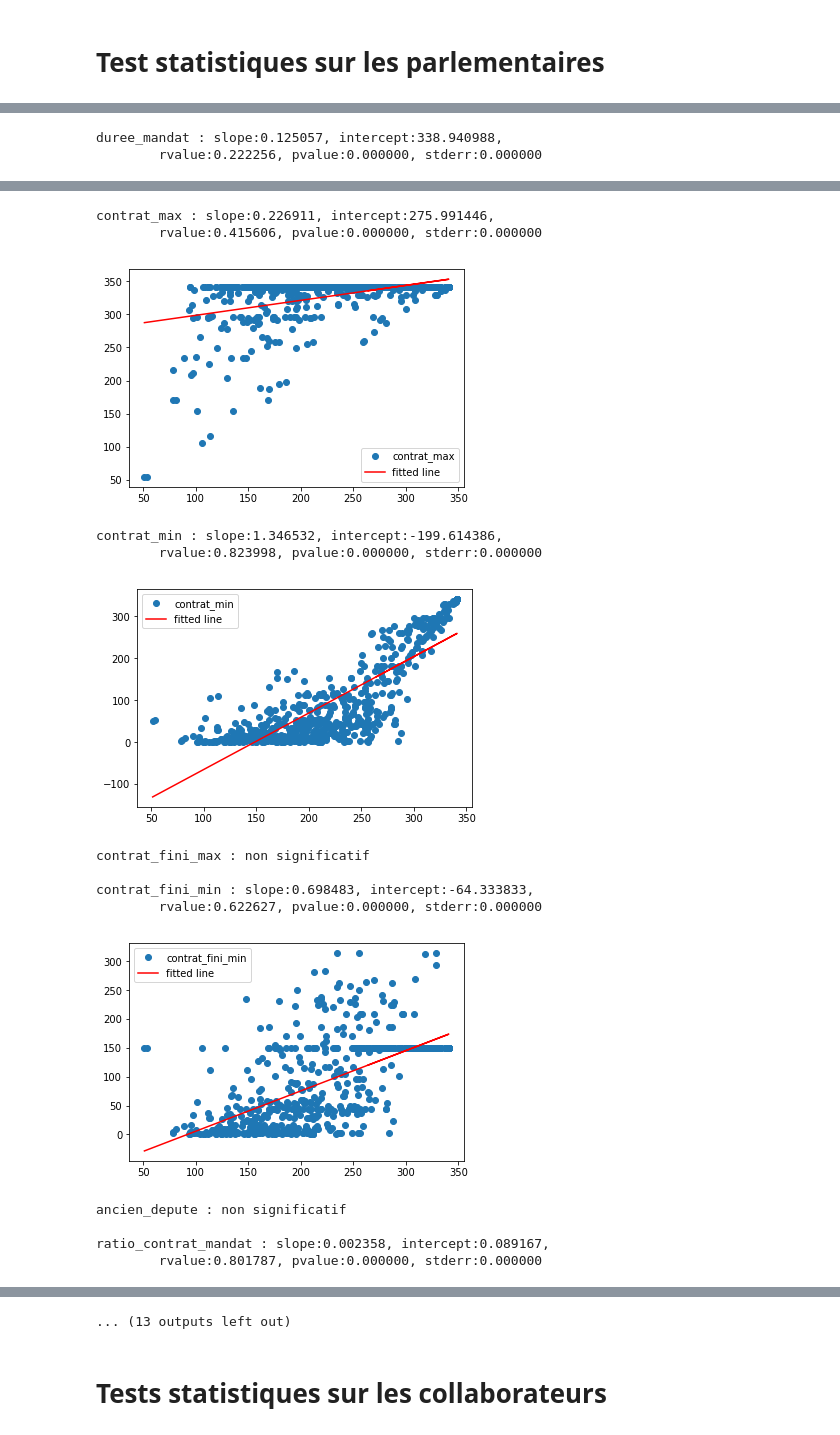
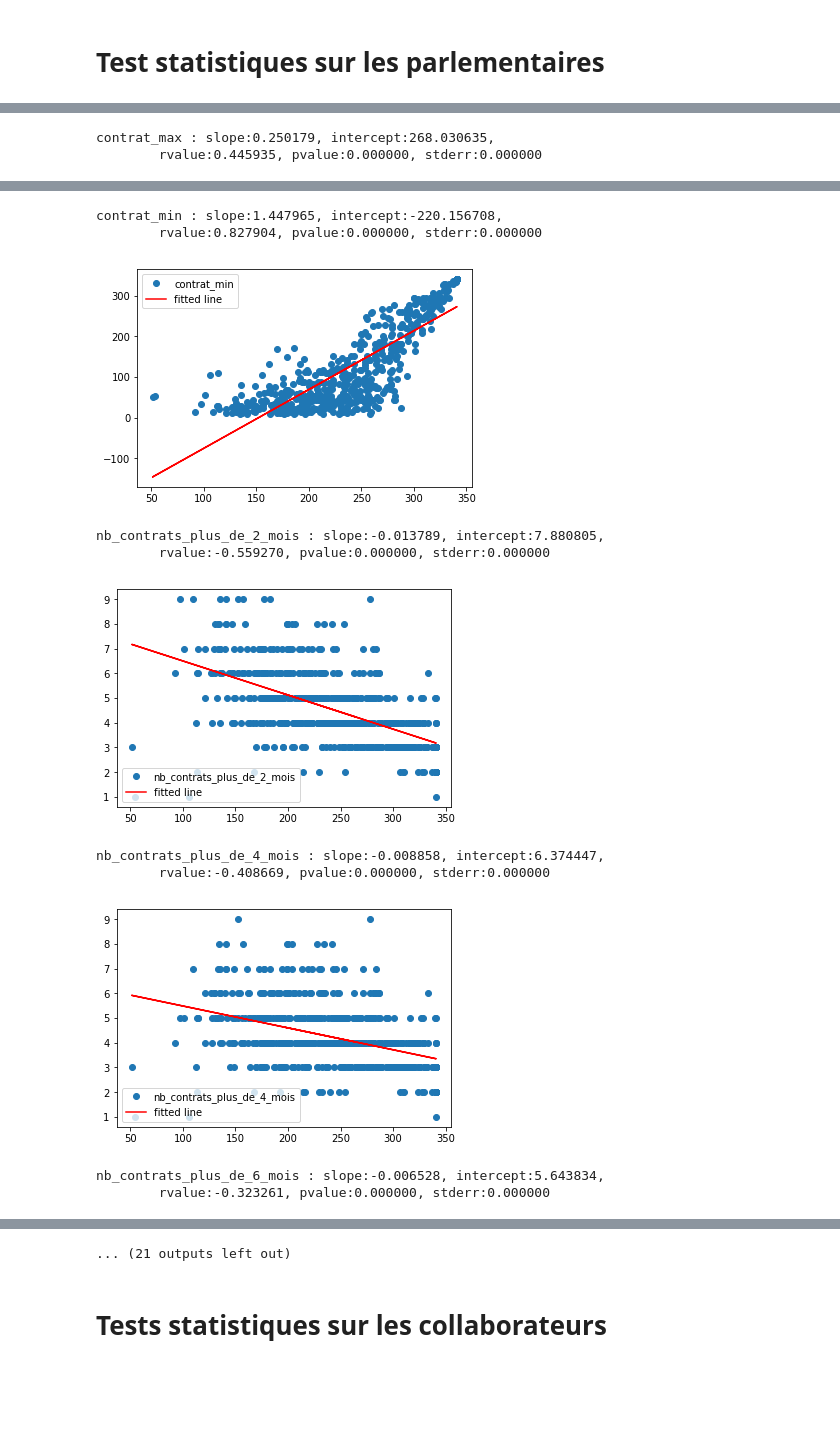
Before and after one commit to regardscitoyens/Collaborateurs-Parlement, a Jupyter notebook: exploitations/turnover.ipynb, the cells around one changed output, grey strips where cells are left out. Cells and saved outputs as stored; diff of their text form; code cells hidden in the pictures; blank space fills up the shorter version.

```diff
--- a/exploitations/turnover.ipynb
+++ b/exploitations/turnover.ipynb
@@ -55,17 +55,30 @@ csv.count()['collaborateur']
 # %%
 duree_collaborateurs = csv.groupby(["parlementaire"])[['groupe_sigle']].first().reset_index()
 duree_collaborateurs = duree_collaborateurs.merge(csv.groupby(["parlementaire"])[['sexe_parlementaire']].first().reset_index(), on="parlementaire")
-duree_collaborateurs = duree_collaborateurs.merge(csv.groupby(["parlementaire"])[['nombredejours']].mean().rename(columns={"nombredejours": "contrat_mediane"}).reset_index(), on="parlementaire")
+duree_collaborateurs = duree_collaborateurs.merge(csv.groupby(["parlementaire"])[['nombredejours']].median().rename(columns={"nombredejours": "contrat_mediane"}).reset_index(), on="parlementaire")
+duree_collaborateurs = duree_collaborateurs.merge(csv.groupby(["parlementaire"])[['nombredejours']].mean().rename(columns={"nombredejours": "contrat_moyenne"}).reset_index(), on="parlementaire")
+
 duree_collaborateurs = duree_collaborateurs.merge(csv.groupby(["parlementaire"])[['collaborateur']].count().rename(columns={"collaborateur": "nb_collaborateurs"}).reset_index(), on="parlementaire")
 duree_collaborateurs = duree_collaborateurs.merge(csv.groupby(["parlementaire"])[['duree_mandat']].first().reset_index(), on="parlementaire")
 duree_collaborateurs = duree_collaborateurs.merge(csv.groupby(["parlementaire"])[['nombredejours']].max().rename(columns={"nombredejours": "contrat_max"}).reset_index(), on="parlementaire")
 duree_collaborateurs = duree_collaborateurs.merge(csv.groupby(["parlementaire"])[['nombredejours']].min().rename(columns={"nombredejours": "contrat_min"}).reset_index(), on="parlementaire")
+
+duree_collaborateurs = duree_collaborateurs.merge(csv.groupby(["parlementaire"])[['contrat_plus_de_2_mois']].sum().rename(columns={"contrat_plus_de_2_mois": "nb_contrats_plus_de_2_mois"}).reset_index(), on="parlementaire")
+duree_collaborateurs['ratio_plus_de_2_mois'] = duree_collaborateurs['nb_contrats_plus_de_2_mois'] / duree_collaborateurs['nb_collaborateurs']
+duree_collaborateurs = duree_collaborateurs.merge(csv.groupby(["parlementaire"])[['contrat_plus_de_4_mois']].sum().rename(columns={"contrat_plus_de_4_mois": "nb_contrats_plus_de_4_mois"}).reset_index(), on="parlementaire")
+duree_collaborateurs['ratio_plus_de_4_mois'] = duree_collaborateurs['nb_contrats_plus_de_4_mois'] / duree_collaborateurs['nb_collaborateurs']
+duree_collaborateurs = duree_collaborateurs.merge(csv.groupby(["parlementaire"])[['contrat_plus_de_6_mois']].sum().rename(columns={"contrat_plus_de_6_mois": "nb_contrats_plus_de_6_mois"}).reset_index(), on="parlementaire")
+duree_collaborateurs['ratio_plus_de_6_mois'] = duree_collaborateurs['nb_contrats_plus_de_6_mois'] / duree_collaborateurs['nb_collaborateurs']
+
+duree_collaborateurs = duree_collaborateurs.merge(csv[csv["contrat_fini"] == True].groupby(["parlementaire"])[['nombredejours']].count().rename(columns={"nombredejours": "nb_contrat_fini"}).reset_index(), on="parlementaire", how="left")
+duree_collaborateurs['nb_contrat_fini'].fillna(0, inplace=True)
+duree_collaborateurs['ratio_contrat_fini'] = duree_collaborateurs['nb_contrat_fini'] / duree_collaborateurs['nb_collaborateurs']
+
 duree_collaborateurs = duree_collaborateurs.merge(csv[csv["contrat_fini"] == True].groupby(["parlementaire"])[['nombredejours']].max().rename(columns={"nombredejours": "contrat_fini_max"}).reset_index(), on="parlementaire", how="left")
 duree_collaborateurs = duree_collaborateurs.merge(csv[csv["contrat_fini"] == True].groupby(["parlementaire"])[['nombredejours']].min().rename(columns={"nombredejours": "contrat_fini_min"}).reset_index(), on="parlementaire", how="left")
 duree_collaborateurs = duree_collaborateurs.merge(csv.groupby(["parlementaire"])[['ancien_depute']].first().reset_index(), on="parlementaire")
 duree_collaborateurs["ratio_contrat_mandat"] = duree_collaborateurs["contrat_mediane"] / duree_collaborateurs["duree_mandat"]
 duree_collaborateurs = duree_collaborateurs.merge(csv.groupby(["parlementaire"])[['nb_mandats']].first().reset_index(), on="parlementaire")
 duree_collaborateurs = duree_collaborateurs.merge(csv.groupby(["parlementaire"])[['parlementaire_age']].first().reset_index(), on="parlementaire")
-duree_collaborateurs = duree_collaborateurs.sort_values("contrat_max")#sort_values("contrat le plus long")
-duree_collaborateurs.fillna(150, inplace=True)
+duree_collaborateurs = duree_collaborateurs.sort_values("ratio_plus_de_2_mois")#sort_values("contrat le plus long")
 duree_collaborateurs.to_csv("../data/duree_collaborateur.csv")
@@ -98,6 +89,6 @@ Les fidèles sont représentés par le palier supérieur à droite du graph suiv
 
 Hypothèses pour le second palier à 300 jours : ce sont les fidèles des parlementaires suppléants de ministre du gouvernement Philippe 1.
 # %%
-duree_collaborateurs.set_index("parlementaire")["contrat_max"].plot()
+duree_collaborateurs.sort_values("contrat_max").set_index("parlementaire")["contrat_max"].plot()
 # %% [output]
 <matplotlib.axes._subplots.AxesSubplot at 0x...>
@@ -175,6 +231,7 @@ duree_tt["parlementaire_homme"] = (duree_tt["sexe_parlementaire"] == "H") * 1
 duree_tt["parlementaire_has_autre_mandats"] = (duree_tt["nb_mandats"] > 1) * 1
 for grp in duree_tt["groupe_sigle"].unique():
     duree_tt["groupe_"+grp] = (duree_tt["groupe_sigle"] == grp) * 1
+duree_tt.fillna(150, inplace=True)
 # %% [markdown]
 ## T-Test : test de significativité des différentes variables dichotomiques.
 
@@ -182,7 +239,7 @@ Pour chacune des variables booléennes décrivant les parlementaires, on effectu
 # %%
-for i in duree_tt.drop(["nb_collaborateurs", "parlementaire_age", "duree_mandat", "nb_mandats","contrat_max", "contrat_min", "ratio_contrat_mandat", "contrat_fini_max", "contrat_fini_min"], 1).columns[4:]:
-    cat2 = duree_tt[duree_tt[i] == 0]["contrat_mediane"]
-    cat1 = duree_tt[duree_tt[i] == 1]["contrat_mediane"]
+for i in duree_tt.drop(["contrat_moyenne", "nb_collaborateurs", "parlementaire_age", "duree_mandat", "nb_mandats","contrat_max", "contrat_min", "ratio_contrat_mandat", "contrat_fini_max", "contrat_fini_min", "nb_contrats_plus_de_2_mois", "ratio_plus_de_2_mois","nb_contrats_plus_de_4_mois","ratio_plus_de_4_mois","nb_contrats_plus_de_6_mois","ratio_plus_de_6_mois"], 1).columns[4:]:
+    cat2 = duree_tt[duree_tt[i] == 0]["contrat_moyenne"]
+    cat1 = duree_tt[duree_tt[i] == 1]["contrat_moyenne"]
 
     tt = ttest_ind(cat1, cat2)
     if tt.pvalue < 0.2:
@@ -214,12 +271,12 @@ Pour chacune des variables continues, telles que l'âge ou le nombre de collabor
 # %%
 tt = {}
-for i in duree_tt.columns[4:]:
-    tt[i] = linregress(duree_tt["contrat_mediane"], duree_tt[i])
+for i in duree_tt.columns[4:].drop(["contrat_moyenne", "duree_mandat", "ratio_plus_de_2_mois", "ratio_plus_de_4_mois", "ratio_plus_de_6_mois", "ratio_contrat_fini"], 1):
+    tt[i] = linregress(duree_tt["contrat_moyenne"], duree_tt[i])
     #print (tt)
     if tt[i].pvalue < 0.1:
         print("{0} : slope:{1:f}, intercept:{2:f}, \n\trvalue:{3:f}, pvalue:{4:f}, stderr:{4:f}\n".format(i, tt[i].slope, tt[i].intercept, tt[i].rvalue, tt[i].pvalue, tt[i].stderr))
-        plt.plot(duree_tt["contrat_mediane"], duree_tt[i], 'o', label=i)
-        plt.plot(duree_tt["contrat_mediane"], tt[i].intercept + tt[i].slope*duree_tt["contrat_mediane"], 'r', label='fitted line')
+        plt.plot(duree_tt["contrat_moyenne"], duree_tt[i], 'o', label=i)
+        plt.plot(duree_tt["contrat_moyenne"], tt[i].intercept + tt[i].slope*duree_tt["contrat_moyenne"], 'r', label='fitted line')
         plt.legend()
         plt.show()
     else:
@@ -231,2 +288,2 @@ nb_collaborateurs : slope:-0.019951, intercept:9.580288,
-duree_mandat : slope:0.125057, intercept:338.940988,
-        rvalue:0.222256, pvalue:0.000000, stderr:0.000000
+contrat_max : slope:0.250179, intercept:268.030635,
+        rvalue:0.445935, pvalue:0.000000, stderr:0.000000
@@ -234,15 +291,11 @@ duree_mandat : slope:0.125057, intercept:338.940988,
-contrat_max : slope:0.226911, intercept:275.991446,
-        rvalue:0.415606, pvalue:0.000000, stderr:0.000000
+contrat_min : slope:1.447965, intercept:-220.156708,
+        rvalue:0.827904, pvalue:0.000000, stderr:0.000000
-[figure, old version]
+[figure, new version]
-contrat_min : slope:1.346532, intercept:-199.614386,
-        rvalue:0.823998, pvalue:0.000000, stderr:0.000000
+nb_contrats_plus_de_2_mois : slope:-0.013789, intercept:7.880805,
+        rvalue:-0.559270, pvalue:0.000000, stderr:0.000000
-[figure, old version]
+[figure, new version]
-contrat_fini_max : non significatif
-
-contrat_fini_min : slope:0.698483, intercept:-64.333833,
-        rvalue:0.622627, pvalue:0.000000, stderr:0.000000
+nb_contrats_plus_de_4_mois : slope:-0.008858, intercept:6.374447,
+        rvalue:-0.408669, pvalue:0.000000, stderr:0.000000
-[figure, old version]
+[figure, new version]
-ancien_depute : non significatif
-
-ratio_contrat_mandat : slope:0.002358, intercept:0.089167,
-        rvalue:0.801787, pvalue:0.000000, stderr:0.000000
+nb_contrats_plus_de_6_mois : slope:-0.006528, intercept:5.643834,
+        rvalue:-0.323261, pvalue:0.000000, stderr:0.000000
@@ -250,4 +303,4 @@ ratio_contrat_mandat : slope:0.002358, intercept:0.089167,
-... (13 outputs left out)
+... (21 outputs left out)
 # %% [markdown]
 # Tests statistiques sur les collaborateurs
 # %%
```
Also changed, not shown: parts of 33 cells of this notebook.
